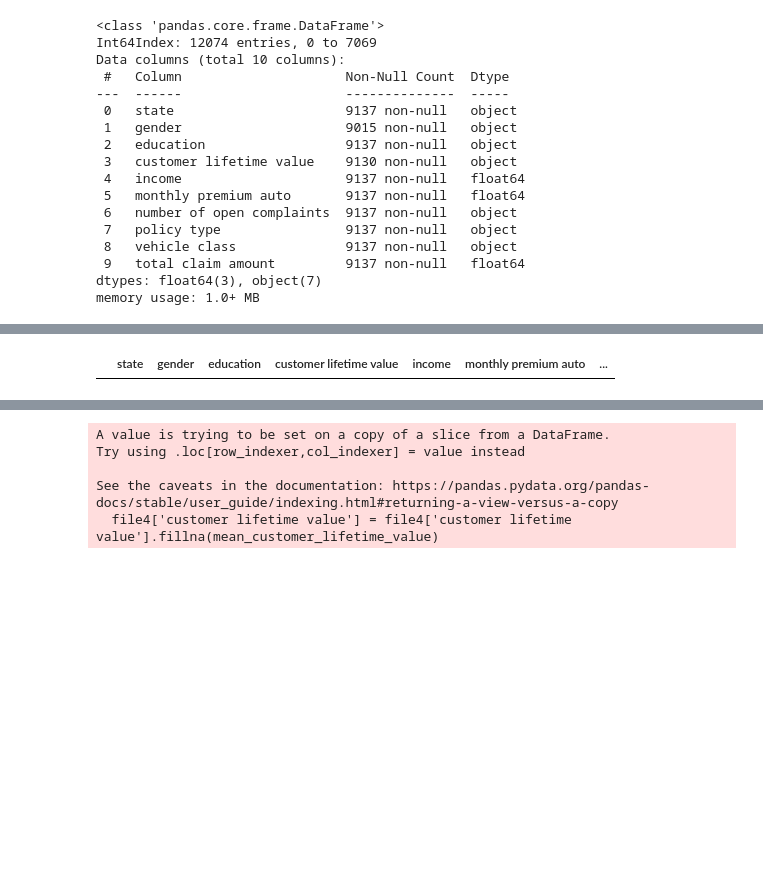
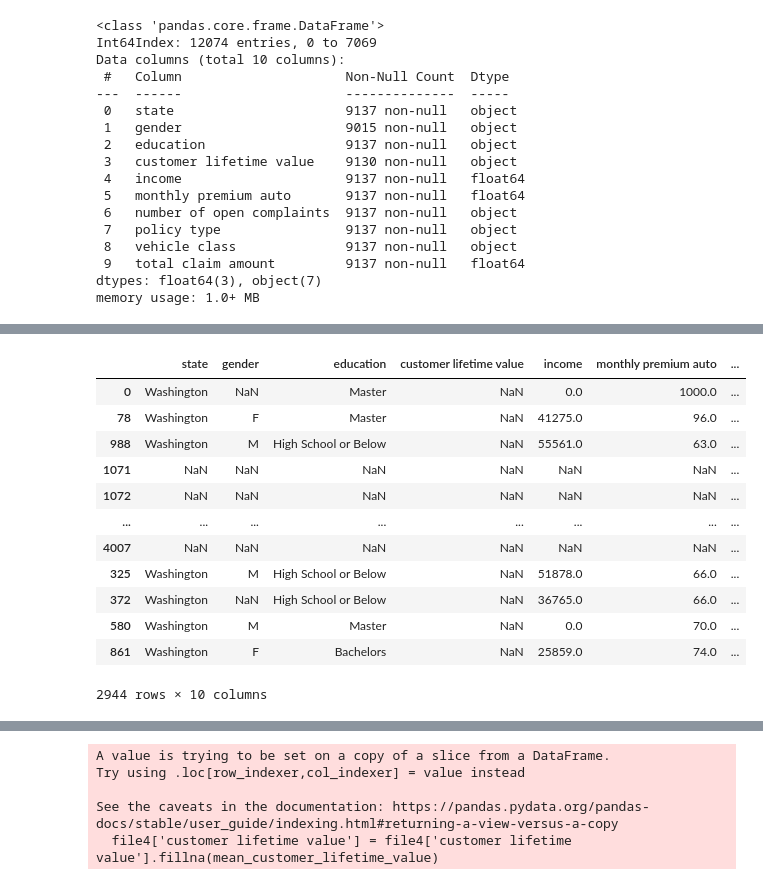
Before and after one commit to joras132/Labs_Jorge, a Jupyter notebook: Week2/27.03.2023_Monday/27.03.2023_Lab_Customer_Analysis_Case_Study.ipynb, the cells around one changed output, grey strips where cells are left out. Saved outputs shown, nothing was run; the diff lists cells and outputs as text; code cells hidden in the pictures; blank space fills up the shorter version.

```diff
--- a/Week2/27.03.2023_Monday/27.03.2023_Lab_Customer_Analysis_Case_Study.ipynb
+++ b/Week2/27.03.2023_Monday/27.03.2023_Lab_Customer_Analysis_Case_Study.ipynb
@@ -228,8 +293,16 @@ file4.iloc[corrupted_rows_indices,:]
 # %%
-file4= file4[file4['customer lifetime value'].isna()==False] # Since these nulls are not a lot, we can filter them
+file4[file4['customer lifetime value'].isna()==True]
+# %% [output]
+|  | state | gender | education | customer lifetime value | income | monthly premium auto | ... |
+| 0 | Washington | NaN | Master | NaN | 0.0 | 1000.0 | ... |
+| 78 | Washington | F | Master | NaN | 41275.0 | 96.0 | ... |
+| 988 | Washington | M | High School or Below | NaN | 55561.0 | 63.0 | ... |
+| 1071 | NaN | NaN | NaN | NaN | NaN | NaN | ... |
+| 1072 | NaN | NaN | NaN | NaN | NaN | NaN | ... |
+| ... | ... | ... | ... | ... | ... | ... | ... |
+| 4007 | NaN | NaN | NaN | NaN | NaN | NaN | ... |
+| 325 | Washington | M | High School or Below | NaN | 51878.0 | 66.0 | ... |
+| 372 | Washington | NaN | High School or Below | NaN | 36765.0 | 66.0 | ... |
+| 580 | Washington | M | Master | NaN | 0.0 | 70.0 | ... |
+| 861 | Washington | F | Bachelors | NaN | 25859.0 | 74.0 | ... |
+2944 rows × 10 columns
-# %%
-corrupted_rows_indices=list(file4[file4['customer lifetime value'].isnull()].index)
-corrupted_rows_indices
-file4.iloc[corrupted_rows_indices,:]
-# %% [output]
-|  | state | gender | education | customer lifetime value | income | monthly premium auto | ... |
```
Also changed, not shown: parts of 17 cells of this notebook.
